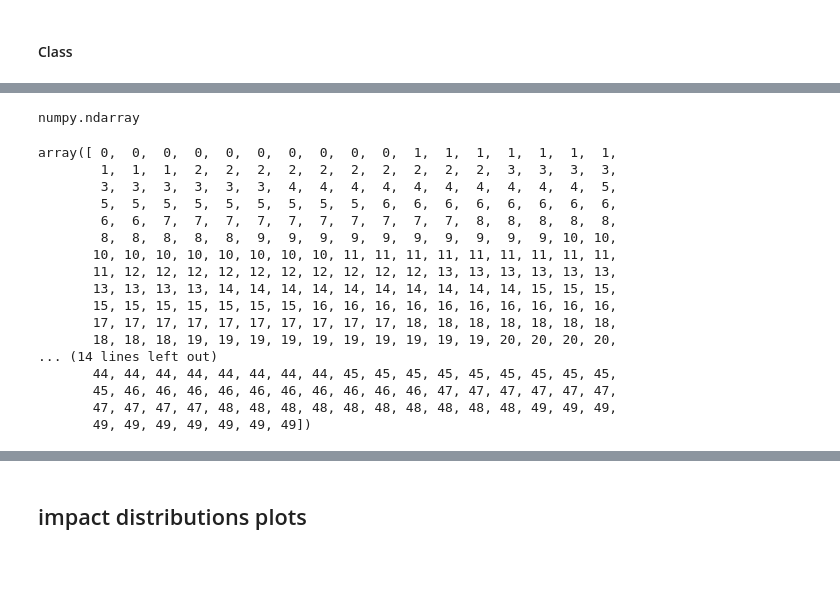
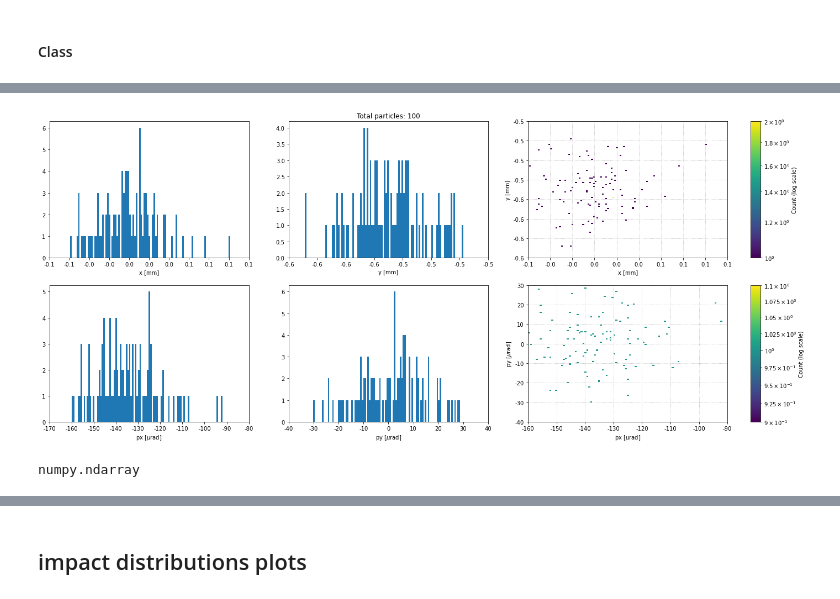
Before and after one commit to chiaramaccani/two_cryst_sim, a Jupyter notebook: Tests_notebook.ipynb, the cells around one changed output, grey strips where cells are left out. Cells and saved outputs as stored; diff of their text form; code cells hidden in the pictures; blank space fills up the shorter version.

```diff
--- a/Tests_notebook.ipynb
+++ b/Tests_notebook.ipynb
@@ -873,32 +719,15 @@ numpy.ndarray
+# %%
+a.plot_distributions_at_turn(1)
+# %% [output]
+[figure, added]
 # %%
-turns = loaded_dict_1['stop_at_turn'] - loaded_dict_1['start_at_turn']
+#turns = loaded_dict_1['stop_at_turn'] - loaded_dict_1['start_at_turn']
 parts =
 
 id_p = 6
 
 idsss = np.arange(id_p, parts + id_p)
+repeated_array = np.array([num for num in idsss for _ in range(turns)])
+type(repeated_array)
+# %% [output]
+numpy.ndarray
-# %%
-repeated_array = np.array([num for num in idsss for _ in range(turns)])
-type(repeated_array)
-# %% [output]
-numpy.ndarray
-# %%
-loaded_dict_1['data']['particle_id']
-# %% [output]
-array([ 0,  0,  0,  0,  0,  0,  0,  0,  0,  0,  1,  1,  1,  1,  1,  1,  1,
-        1,  1,  1,  2,  2,  2,  2,  2,  2,  2,  2,  2,  2,  3,  3,  3,  3,
-        3,  3,  3,  3,  3,  3,  4,  4,  4,  4,  4,  4,  4,  4,  4,  4,  5,
-        5,  5,  5,  5,  5,  5,  5,  5,  5,  6,  6,  6,  6,  6,  6,  6,  6,
-        6,  6,  7,  7,  7,  7,  7,  7,  7,  7,  7,  7,  8,  8,  8,  8,  8,
-        8,  8,  8,  8,  8,  9,  9,  9,  9,  9,  9,  9,  9,  9,  9, 10, 10,
-       10, 10, 10, 10, 10, 10, 10, 10, 11, 11, 11, 11, 11, 11, 11, 11, 11,
-       11, 12, 12, 12, 12, 12, 12, 12, 12, 12, 12, 13, 13, 13, 13, 13, 13,
-       13, 13, 13, 13, 14, 14, 14, 14, 14, 14, 14, 14, 14, 14, 15, 15, 15,
-       15, 15, 15, 15, 15, 15, 15, 16, 16, 16, 16, 16, 16, 16, 16, 16, 16,
-       17, 17, 17, 17, 17, 17, 17, 17, 17, 17, 18, 18, 18, 18, 18, 18, 18,
-       18, 18, 18, 19, 19, 19, 19, 19, 19, 19, 19, 19, 19, 20, 20, 20, 20,
-... (14 lines left out)
-       44, 44, 44, 44, 44, 44, 44, 44, 45, 45, 45, 45, 45, 45, 45, 45, 45,
-       45, 46, 46, 46, 46, 46, 46, 46, 46, 46, 46, 47, 47, 47, 47, 47, 47,
-       47, 47, 47, 47, 48, 48, 48, 48, 48, 48, 48, 48, 48, 48, 49, 49, 49,
-       49, 49, 49, 49, 49, 49, 49])
```
Also changed, not shown: parts of 58 cells of this notebook, 7 other files.
